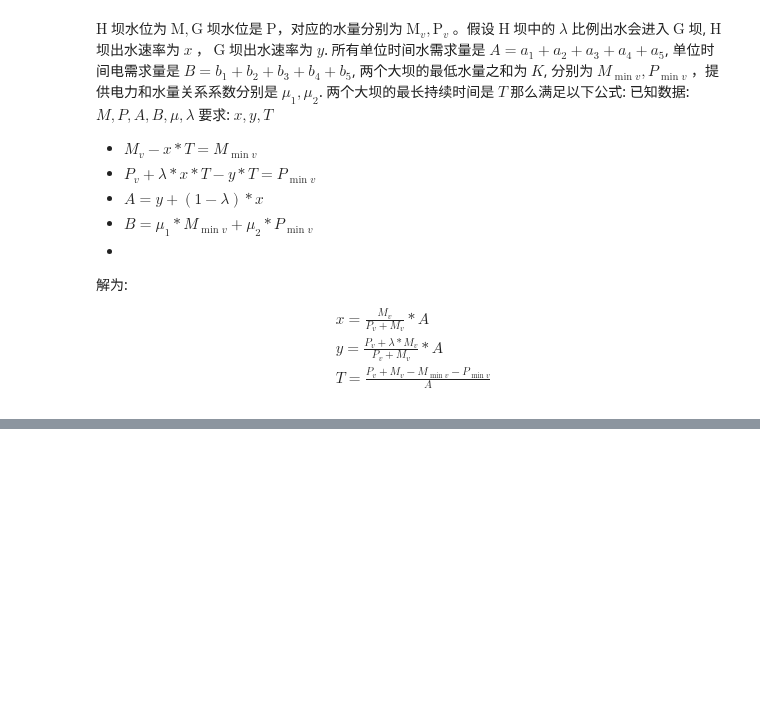
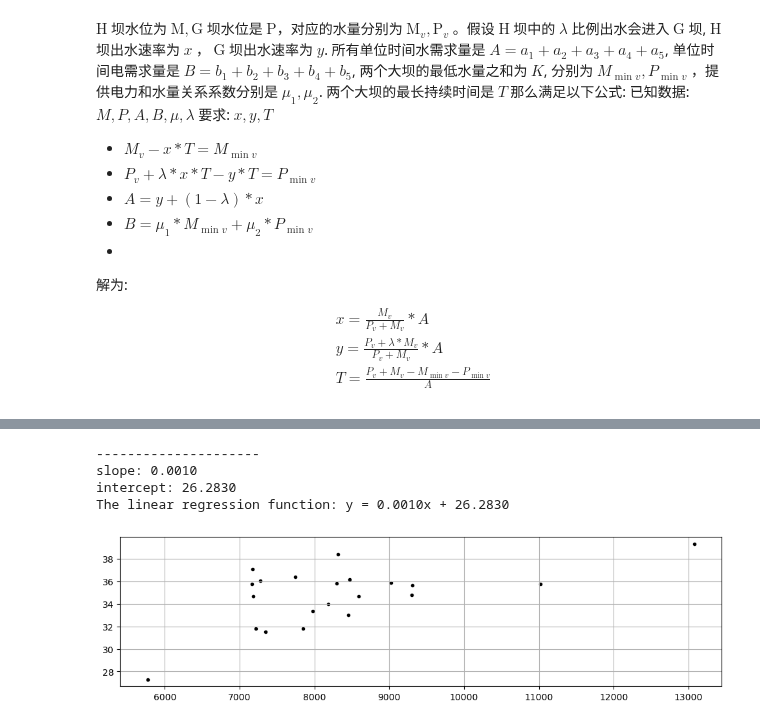
Before and after one commit to SILENT-GUO/MCM_works, a Jupyter notebook: 2022TaskB/Problem_1.ipynb, the cells around one changed output, grey strips where cells are left out. Saved outputs shown, nothing was run; the diff lists cells and outputs as text; code cells hidden in the pictures; blank space fills up the shorter version.

```diff
--- a/2022TaskB/Problem_1.ipynb
+++ b/2022TaskB/Problem_1.ipynb
@@ -324,0 +327,20 @@ The total time is: 1.2181 seconds
+# %%
+### add on Jan 12
+fig = plt.figure(figsize =(12,3))
+plt.scatter(df['waterG']+df['waterH'],df['elec'],marker = '.',color = 'k')
+plt.grid(True)
+# elec = a * water + b
+model = linear_model.LinearRegression()
+model.fit((df['waterG']+df['waterH'])[:,np.newaxis], df['elec'][:,np.newaxis])
+
+print("---------------------")
+print('slope: %.4f' % model.coef_[0])
+print('intercept: %.4f' % model.intercept_)
+print('The linear regression function: y = %.4fx + %.4f' %
+      (model.coef_[0], model.intercept_))
+# %% [output]
+---------------------
+slope: 0.0010
+intercept: 26.2830
+The linear regression function: y = 0.0010x + 26.2830
+[figure, added]
```
Also changed, not shown: parts of 3 cells of this notebook, 2 other files.
